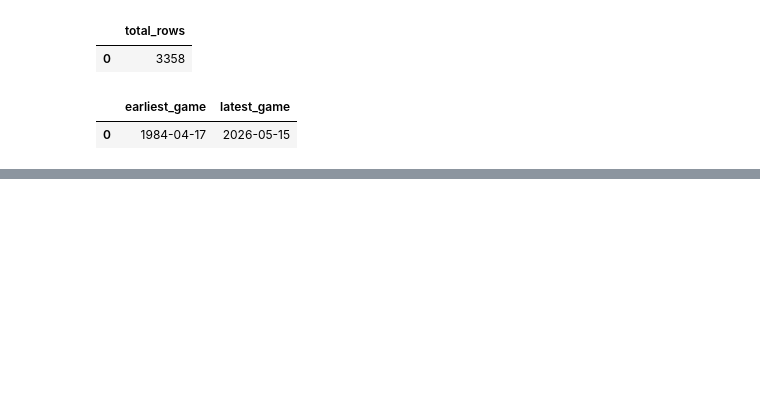
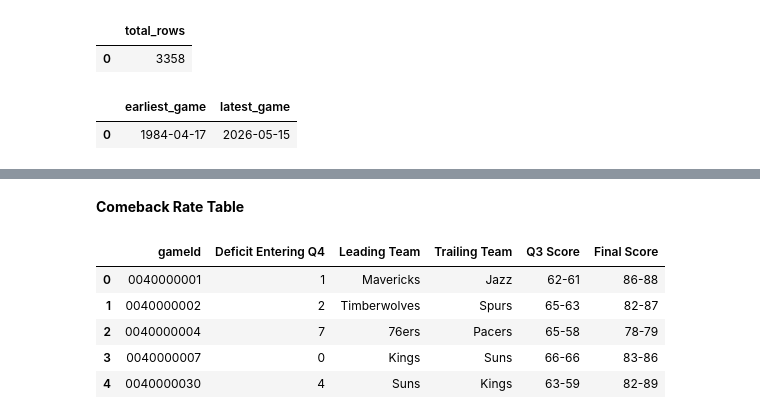
Before and after one commit to MalikHack007/nba-data-analytics, a Jupyter notebook: notebooks/comback_analysis.ipynb, the cells around one changed output, grey strips where cells are left out. Cells and saved outputs as stored; diff of their text form; code cells hidden in the pictures; blank space fills up the shorter version.

```diff
--- a/notebooks/comback_analysis.ipynb
+++ b/notebooks/comback_analysis.ipynb
@@ -61,0 +32,2 @@ KeyError: 0
+# %% [markdown]
+**Comeback Rate Table**
@@ -61,0 +126,11 @@ KeyError: 0
+# %%
+comebacks_df = pd.DataFrame(q3_comebacks)
+
+display(comebacks_df.head())
+# %% [output]
+|  | gameId | Deficit Entering Q4 | Leading Team | Trailing Team | Q3 Score | Final Score |
+| 0 | 0040000001 | 1 | Mavericks | Jazz | 62-61 | 86-88 |
+| 1 | 0040000002 | 2 | Timberwolves | Spurs | 65-63 | 82-87 |
+| 2 | 0040000004 | 7 | 76ers | Pacers | 65-58 | 78-79 |
+| 3 | 0040000007 | 0 | Kings | Suns | 66-66 | 83-86 |
+| 4 | 0040000030 | 4 | Suns | Kings | 63-59 | 82-89 |
```
Also changed, not shown: parts of 12 cells of this notebook.
